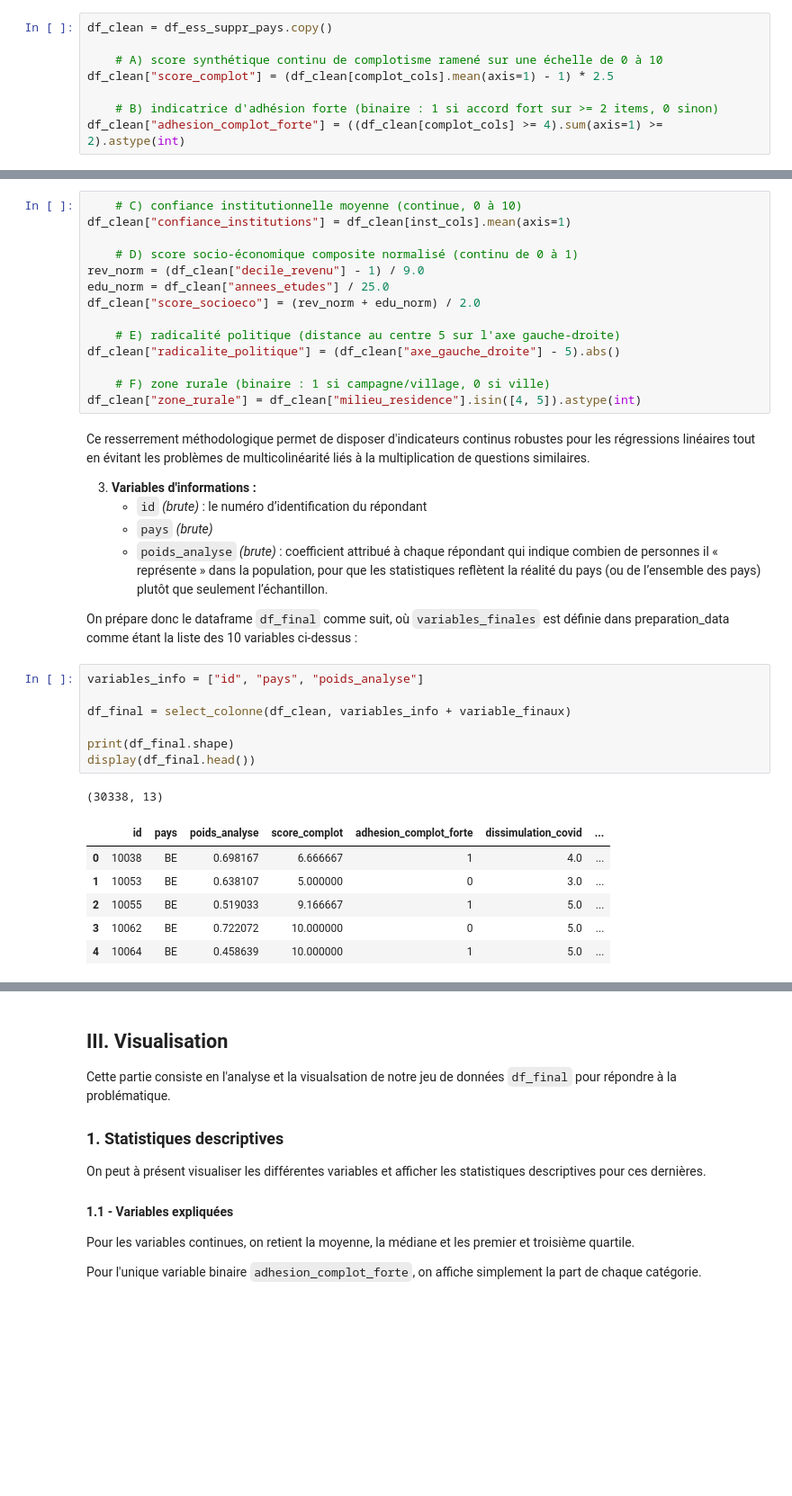
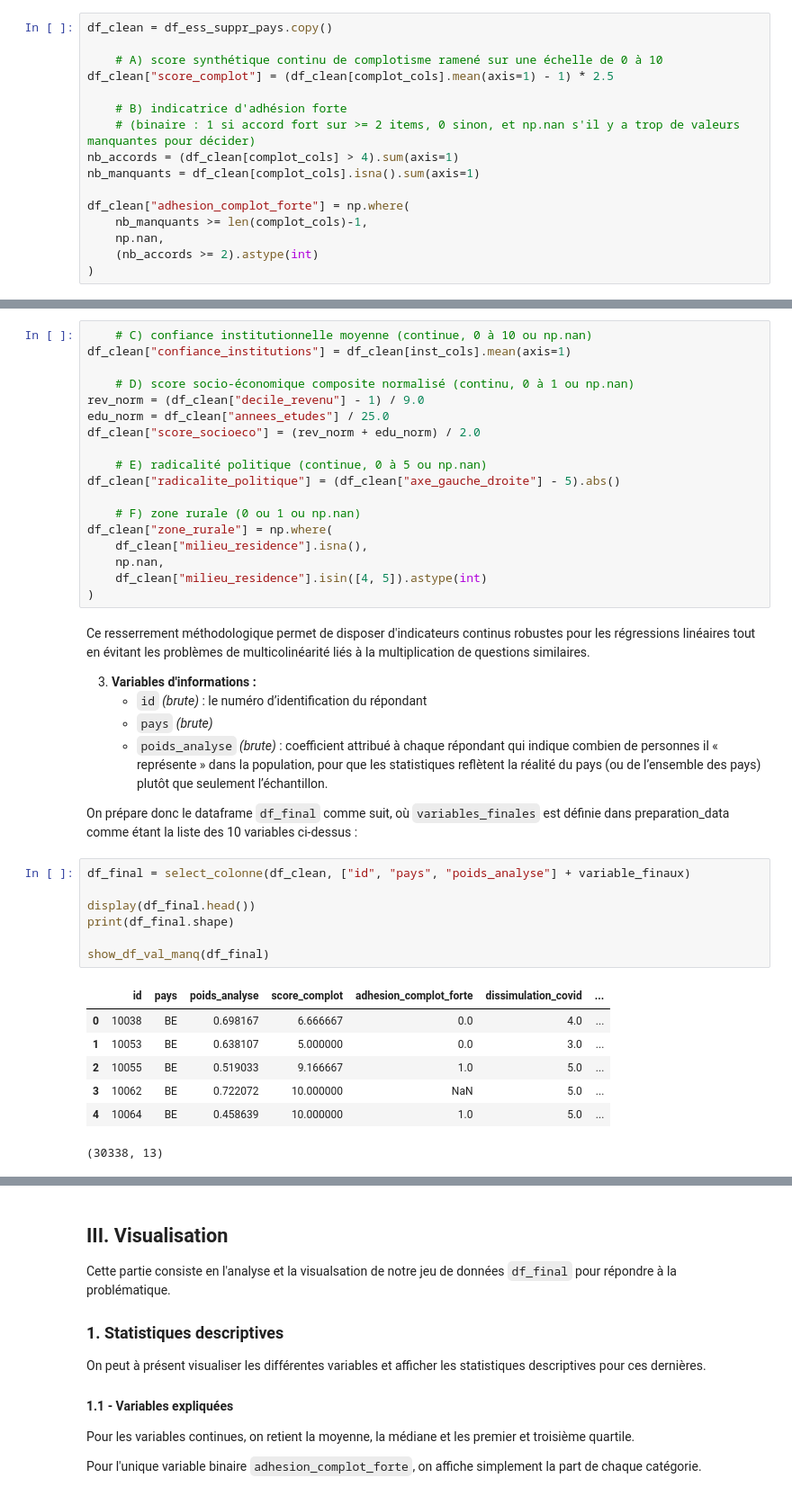
Before and after one commit to leila333/pythonds_2026, a Jupyter notebook: rapport_final.ipynb, the cells around one changed output, grey strips where cells are left out. Shown at 90% size. Drawn from its saved outputs; the diff is of its cells as text; blank space fills up the shorter version.

```diff
--- a/rapport_final.ipynb
+++ b/rapport_final.ipynb
@@ -301,8 +299,16 @@ df_clean = df_ess_suppr_pays.copy()
     # A) score synthétique continu de complotisme ramené sur une échelle de 0 à 10
 df_clean["score_complot"] = (df_clean[complot_cols].mean(axis=1) - 1) * 2.5
 
-    # B) indicatrice d'adhésion forte (binaire : 1 si accord fort sur >= 2 items, 0 sinon)
-df_clean["adhesion_complot_forte"] = ((df_clean[complot_cols] >= 4).sum(axis=1) >= 2).astype(int)
+    # B) indicatrice d'adhésion forte
+    # (binaire : 1 si accord fort sur >= 2 items, 0 sinon, et np.nan s'il y a trop de valeurs manquantes pour décider)
+nb_accords = (df_clean[complot_cols] > 4).sum(axis=1)
+nb_manquants = df_clean[complot_cols].isna().sum(axis=1)
+
+df_clean["adhesion_complot_forte"] = np.where(
+    nb_manquants >= len(complot_cols)-1,
+    np.nan,
+    (nb_accords >= 2).astype(int)
+)
 # %% [markdown]
 2. **Variables explicatives (déterminants politiques, culturels et structurels) :**
    * `confiance_institutions` *(créée)* : score continu (0 à 10) agrégeant la confiance dans le parlement, le personnel politique, les partis et la justice.
@@ -313,19 +319,23 @@ df_clean["adhesion_complot_forte"] = ((df_clean[complot_cols] >= 4).sum(axis=1)
    * `degre_religiosite` *(brute)* : échelle continue (0 à 10) mesurant l'intensité de la foi personnelle.
    * `age` *(brute)* : âge exact du répondant pour contrôler les effets de cohorte.
 # %%
-    # C) confiance institutionnelle moyenne (continue, 0 à 10)
+    # C) confiance institutionnelle moyenne (continue, 0 à 10 ou np.nan)
 df_clean["confiance_institutions"] = df_clean[inst_cols].mean(axis=1)
 
-    # D) score socio-économique composite normalisé (continu de 0 à 1)
+    # D) score socio-économique composite normalisé (continu, 0 à 1 ou np.nan)
 rev_norm = (df_clean["decile_revenu"] - 1) / 9.0
 edu_norm = df_clean["annees_etudes"] / 25.0
 df_clean["score_socioeco"] = (rev_norm + edu_norm) / 2.0
 
-    # E) radicalité politique (distance au centre 5 sur l'axe gauche-droite)
+    # E) radicalité politique (continue, 0 à 5 ou np.nan)
 df_clean["radicalite_politique"] = (df_clean["axe_gauche_droite"] - 5).abs()
 
-    # F) zone rurale (binaire : 1 si campagne/village, 0 si ville)
-df_clean["zone_rurale"] = df_clean["milieu_residence"].isin([4, 5]).astype(int)
+    # F) zone rurale (0 ou 1 ou np.nan)
+df_clean["zone_rurale"] = np.where(
+    df_clean["milieu_residence"].isna(),
+    np.nan,
+    df_clean["milieu_residence"].isin([4, 5]).astype(int)
+)
 # %% [markdown]
 Ce resserrement méthodologique permet de disposer d'indicateurs continus robustes pour les régressions linéaires tout en évitant les problèmes de multicolinéarité liés à la multiplication de questions similaires.
 
@@ -336,17 +346,17 @@ Ce resserrement méthodologique permet de disposer d'indicateurs continus robust
 
 On prépare donc le dataframe `df_final` comme suit, où `variables_finales` est définie dans preparation_data comme étant la liste des 10 variables ci-dessus :
 # %%
-variables_info = ["id", "pays", "poids_analyse"]
+df_final = select_colonne(df_clean, ["id", "pays", "poids_analyse"] + variable_finaux)
 
-df_final = select_colonne(df_clean, variables_info + variable_finaux)
+display(df_final.head())
+print(df_final.shape)
 
-print(df_final.shape)
-display(df_final.head())
+show_df_val_manq(df_final)
 # %% [output]
+|  | id | pays | poids_analyse | score_complot | adhesion_complot_forte | dissimulation_covid | ... |
+| 0 | 10038 | BE | 0.698167 | 6.666667 | 0.0 | 4.0 | ... |
+| 1 | 10053 | BE | 0.638107 | 5.000000 | 0.0 | 3.0 | ... |
+| 2 | 10055 | BE | 0.519033 | 9.166667 | 1.0 | 5.0 | ... |
+| 3 | 10062 | BE | 0.722072 | 10.000000 | NaN | 5.0 | ... |
+| 4 | 10064 | BE | 0.458639 | 10.000000 | 1.0 | 5.0 | ... |
 (30338, 13)
-|  | id | pays | poids_analyse | score_complot | adhesion_complot_forte | dissimulation_covid | ... |
-| 0 | 10038 | BE | 0.698167 | 6.666667 | 1 | 4.0 | ... |
-| 1 | 10053 | BE | 0.638107 | 5.000000 | 0 | 3.0 | ... |
-| 2 | 10055 | BE | 0.519033 | 9.166667 | 1 | 5.0 | ... |
-| 3 | 10062 | BE | 0.722072 | 10.000000 | 0 | 5.0 | ... |
-| 4 | 10064 | BE | 0.458639 | 10.000000 | 1 | 5.0 | ... |
```
Also changed, not shown: parts of 8 cells of this notebook, 1 other file.
